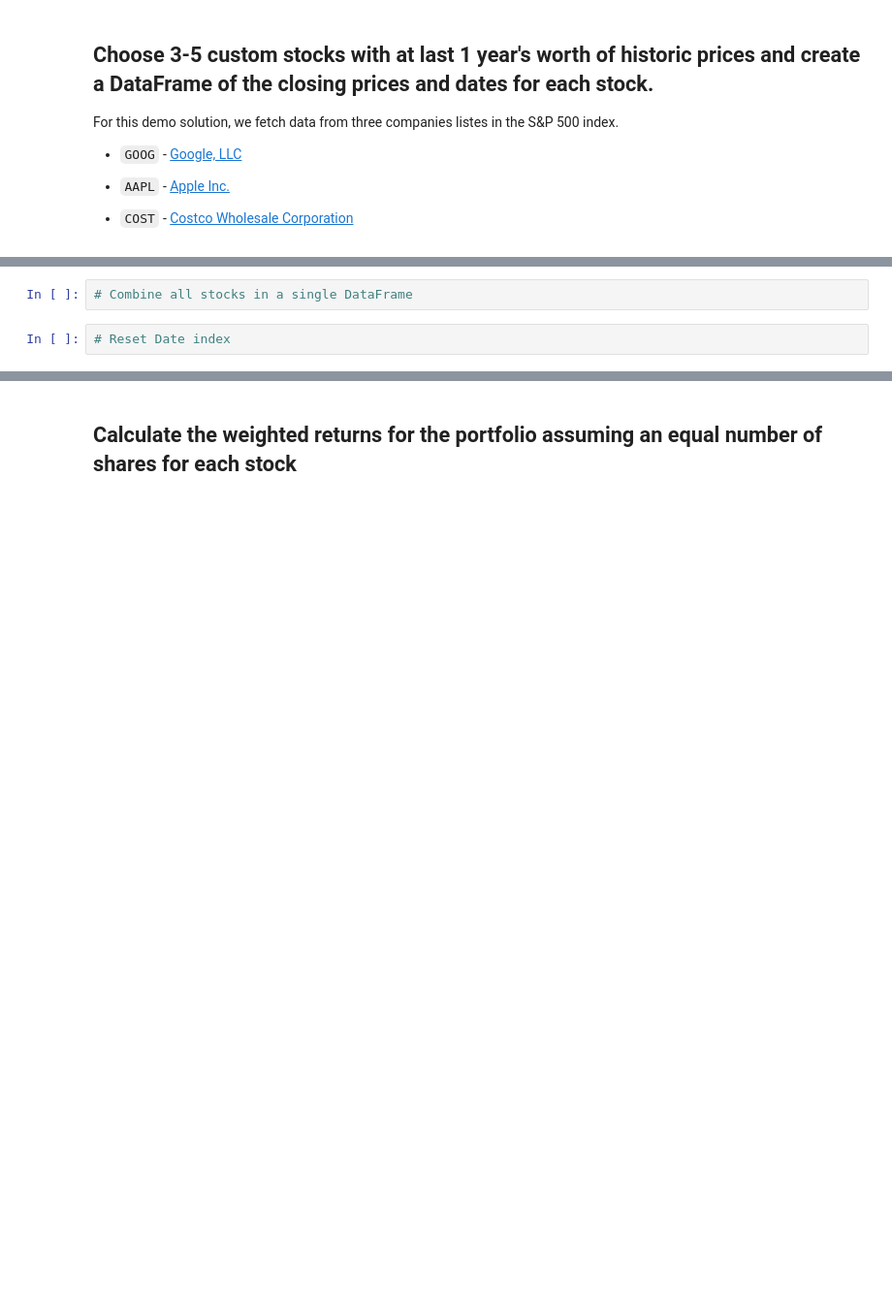
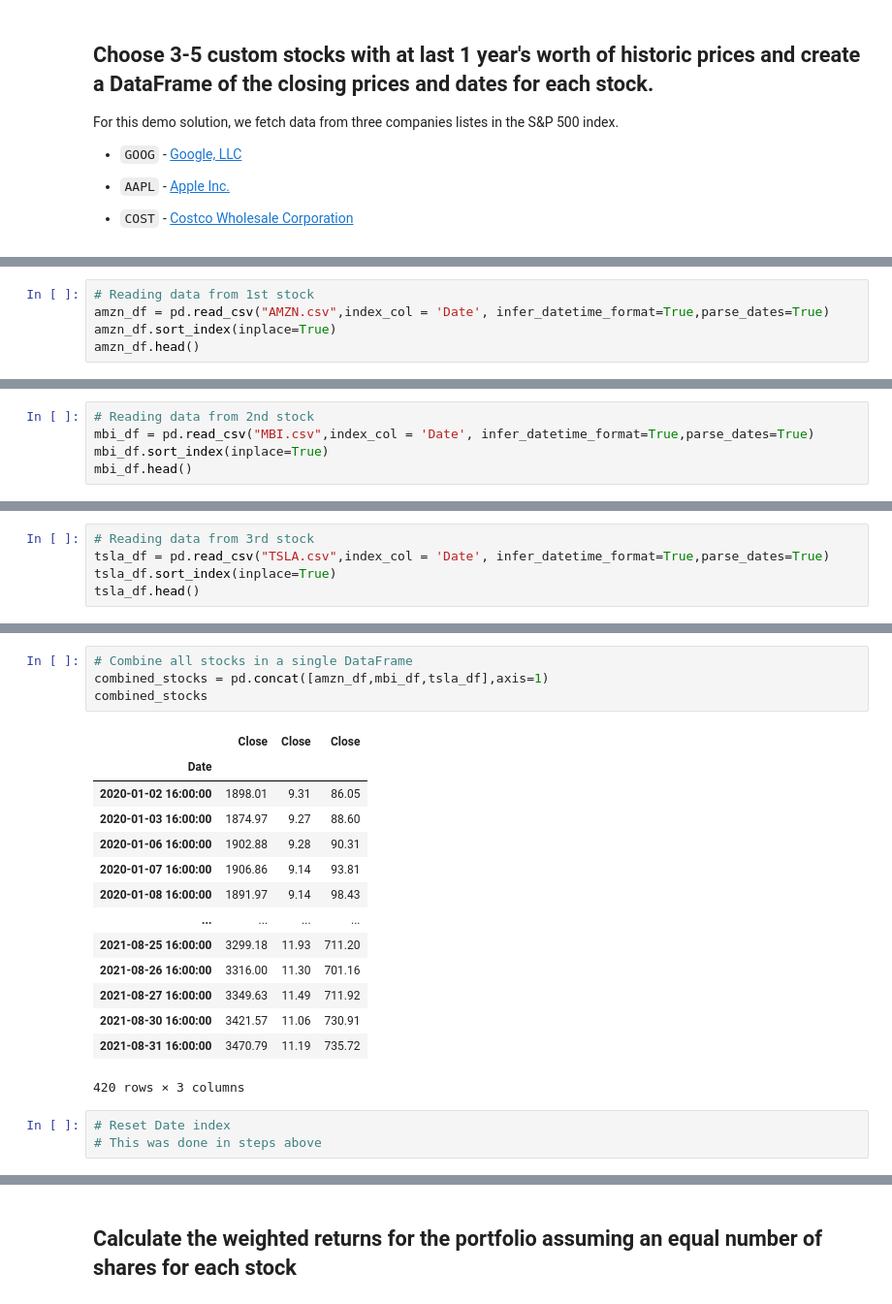
Before and after one commit to JDY320/04-pandas_homework, a Jupyter notebook: whale_analysis.ipynb, the cells around one changed output, grey strips where cells are left out. Shown at 97% size. Cells and saved outputs as stored; diff of their text form; blank space fills up the shorter version.

```diff
--- a/whale_analysis.ipynb
+++ b/whale_analysis.ipynb
@@ -448,0 +443,5 @@ For this demo solution, we fetch data from three companies listes in the S&P 500
+# %%
+# Reading data from 1st stock
+amzn_df = pd.read_csv("AMZN.csv",index_col = 'Date', infer_datetime_format=True,parse_dates=True)
+amzn_df.sort_index(inplace=True)
+amzn_df.head()
@@ -448,0 +456,5 @@ For this demo solution, we fetch data from three companies listes in the S&P 500
+# %%
+# Reading data from 2nd stock
+mbi_df = pd.read_csv("MBI.csv",index_col = 'Date', infer_datetime_format=True,parse_dates=True)
+mbi_df.sort_index(inplace=True)
+mbi_df.head()
@@ -448,0 +469,5 @@ For this demo solution, we fetch data from three companies listes in the S&P 500
+# %%
+# Reading data from 3rd stock
+tsla_df = pd.read_csv("TSLA.csv",index_col = 'Date', infer_datetime_format=True,parse_dates=True)
+tsla_df.sort_index(inplace=True)
+tsla_df.head()
@@ -449,6 +482,24 @@ For this demo solution, we fetch data from three companies listes in the S&P 500
 # %%
 # Combine all stocks in a single DataFrame
+combined_stocks = pd.concat([amzn_df,mbi_df,tsla_df],axis=1)
+combined_stocks
+# %% [output]
+|  | Close | Close | Close |
+| Date |  |  |  |
+| 2020-01-02 16:00:00 | 1898.01 | 9.31 | 86.05 |
+| 2020-01-03 16:00:00 | 1874.97 | 9.27 | 88.60 |
+| 2020-01-06 16:00:00 | 1902.88 | 9.28 | 90.31 |
+| 2020-01-07 16:00:00 | 1906.86 | 9.14 | 93.81 |
+| 2020-01-08 16:00:00 | 1891.97 | 9.14 | 98.43 |
+| ... | ... | ... | ... |
+| 2021-08-25 16:00:00 | 3299.18 | 11.93 | 711.20 |
+| 2021-08-26 16:00:00 | 3316.00 | 11.30 | 701.16 |
+| 2021-08-27 16:00:00 | 3349.63 | 11.49 | 711.92 |
+| 2021-08-30 16:00:00 | 3421.57 | 11.06 | 730.91 |
+| 2021-08-31 16:00:00 | 3470.79 | 11.19 | 735.72 |
+420 rows × 3 columns
 # %%
 # Reset Date index
+# This was done in steps above
 # %%
 # Reorganize portfolio data by having a column per symbol
```
Also changed, not shown: parts of 21 cells of this notebook, 7 other files.
